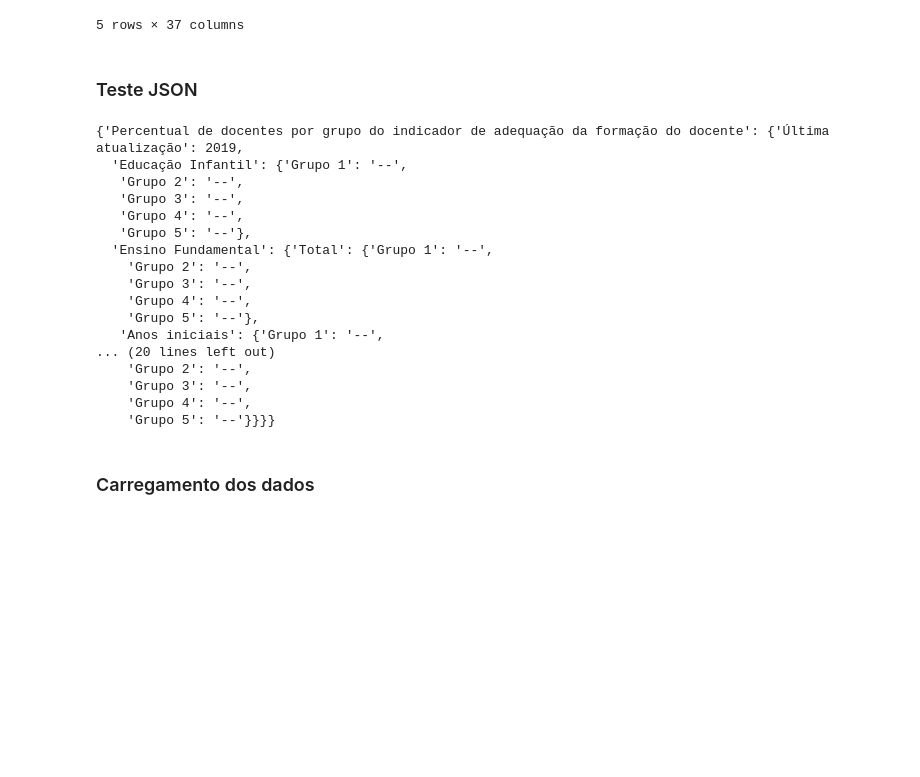
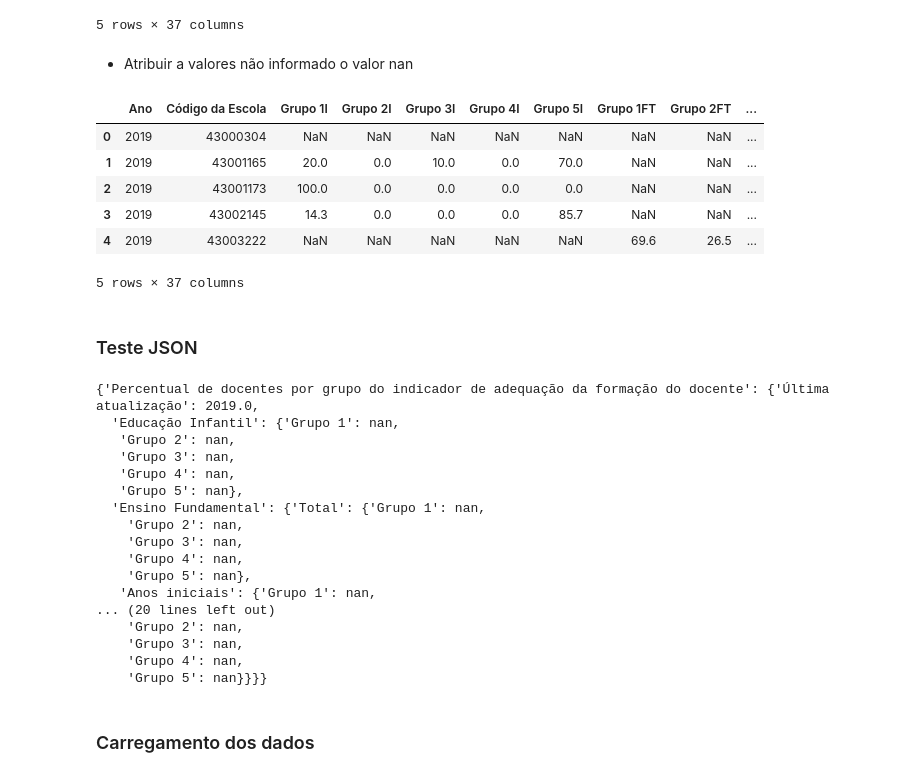
Before and after one commit to MBrugnaroto/UFPEL-School-Data-Collection-Pelotas, a Jupyter notebook: Scripts/INEP/ETLAdequaçãoFormacaoDocente.ipynb, the cells around one changed output. Drawn from its saved outputs; the diff is of its cells as text; code cells hidden in the pictures; blank space fills up the shorter version.

```diff
--- a/Scripts/INEP/ETLAdequaçãoFormacaoDocente.ipynb
+++ b/Scripts/INEP/ETLAdequaçãoFormacaoDocente.ipynb
@@ -197,6 +197,20 @@ teacherAdequacy_Pelotas.head()
 | 3 | 2019 | 43002145 | 14.3 | 0 | 0 | 0 | 85.7 | -- | -- | ... |
 | 4 | 2019 | 43003222 | -- | -- | -- | -- | -- | 69.6 | 26.5 | ... |
 5 rows × 37 columns
+# %% [markdown]
+* Atribuir a valores não informado o valor nan
+# %%
+teacherAdequacy_Pelotas = teacherAdequacy_Pelotas.replace(regex=['--'], value = np.nan)
+# %%
+teacherAdequacy_Pelotas.head()
+# %% [output]
+|  | Ano | Código da Escola | Grupo 1I | Grupo 2I | Grupo 3I | Grupo 4I | Grupo 5I | Grupo 1FT | Grupo 2FT | ... |
+| 0 | 2019 | 43000304 | NaN | NaN | NaN | NaN | NaN | NaN | NaN | ... |
+| 1 | 2019 | 43001165 | 20.0 | 0.0 | 10.0 | 0.0 | 70.0 | NaN | NaN | ... |
+| 2 | 2019 | 43001173 | 100.0 | 0.0 | 0.0 | 0.0 | 0.0 | NaN | NaN | ... |
+| 3 | 2019 | 43002145 | 14.3 | 0.0 | 0.0 | 0.0 | 85.7 | NaN | NaN | ... |
+| 4 | 2019 | 43003222 | NaN | NaN | NaN | NaN | NaN | 69.6 | 26.5 | ... |
+5 rows × 37 columns
 # %% [markdown]
 ### Teste JSON
 # %%
@@ -204,23 +218,23 @@ rowData = teacherAdequacy_Pelotas.iloc[ 0 , : ]
 # %%
 JSONstructure(rowData)
 # %% [output]
-{'Percentual de docentes por grupo do indicador de adequação da formação do docente': {'Última atualização': 2019,
-  'Educação Infantil': {'Grupo 1': '--',
-   'Grupo 2': '--',
-   'Grupo 3': '--',
-   'Grupo 4': '--',
-   'Grupo 5': '--'},
-  'Ensino Fundamental': {'Total': {'Grupo 1': '--',
-    'Grupo 2': '--',
-    'Grupo 3': '--',
-    'Grupo 4': '--',
-    'Grupo 5': '--'},
-   'Anos iniciais': {'Grupo 1': '--',
+{'Percentual de docentes por grupo do indicador de adequação da formação do docente': {'Última atualização': 2019.0,
+  'Educação Infantil': {'Grupo 1': nan,
+   'Grupo 2': nan,
+   'Grupo 3': nan,
+   'Grupo 4': nan,
+   'Grupo 5': nan},
+  'Ensino Fundamental': {'Total': {'Grupo 1': nan,
+    'Grupo 2': nan,
+    'Grupo 3': nan,
+    'Grupo 4': nan,
+    'Grupo 5': nan},
+   'Anos iniciais': {'Grupo 1': nan,
 ... (20 lines left out)
-    'Grupo 2': '--',
-    'Grupo 3': '--',
-    'Grupo 4': '--',
-    'Grupo 5': '--'}}}}
+    'Grupo 2': nan,
+    'Grupo 3': nan,
+    'Grupo 4': nan,
+    'Grupo 5': nan}}}}
 # %% [markdown]
 ### Carregamento dos dados
 # %% [markdown]
```
Also changed, not shown: parts of 2 cells of this notebook, 11 other files.
